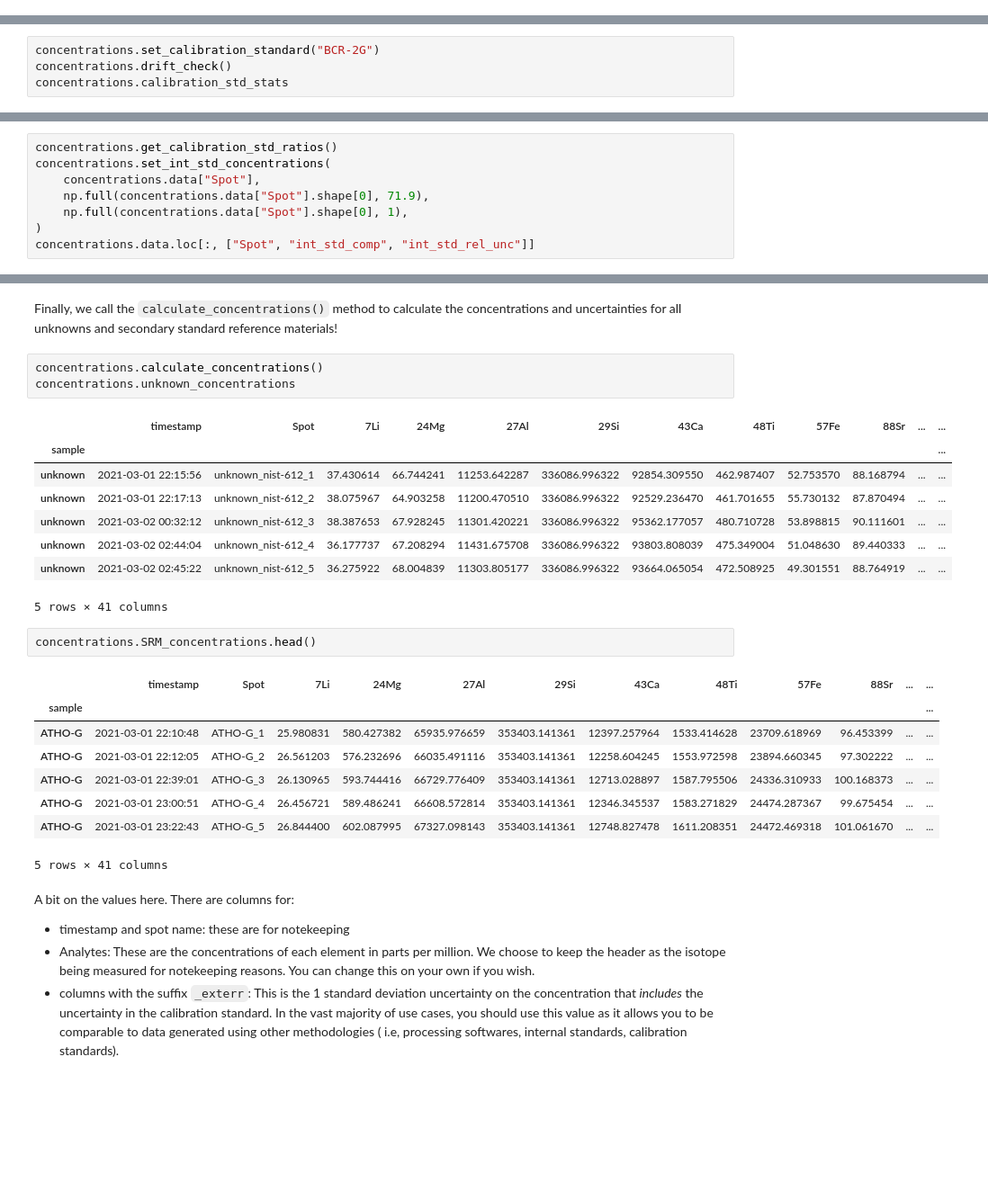
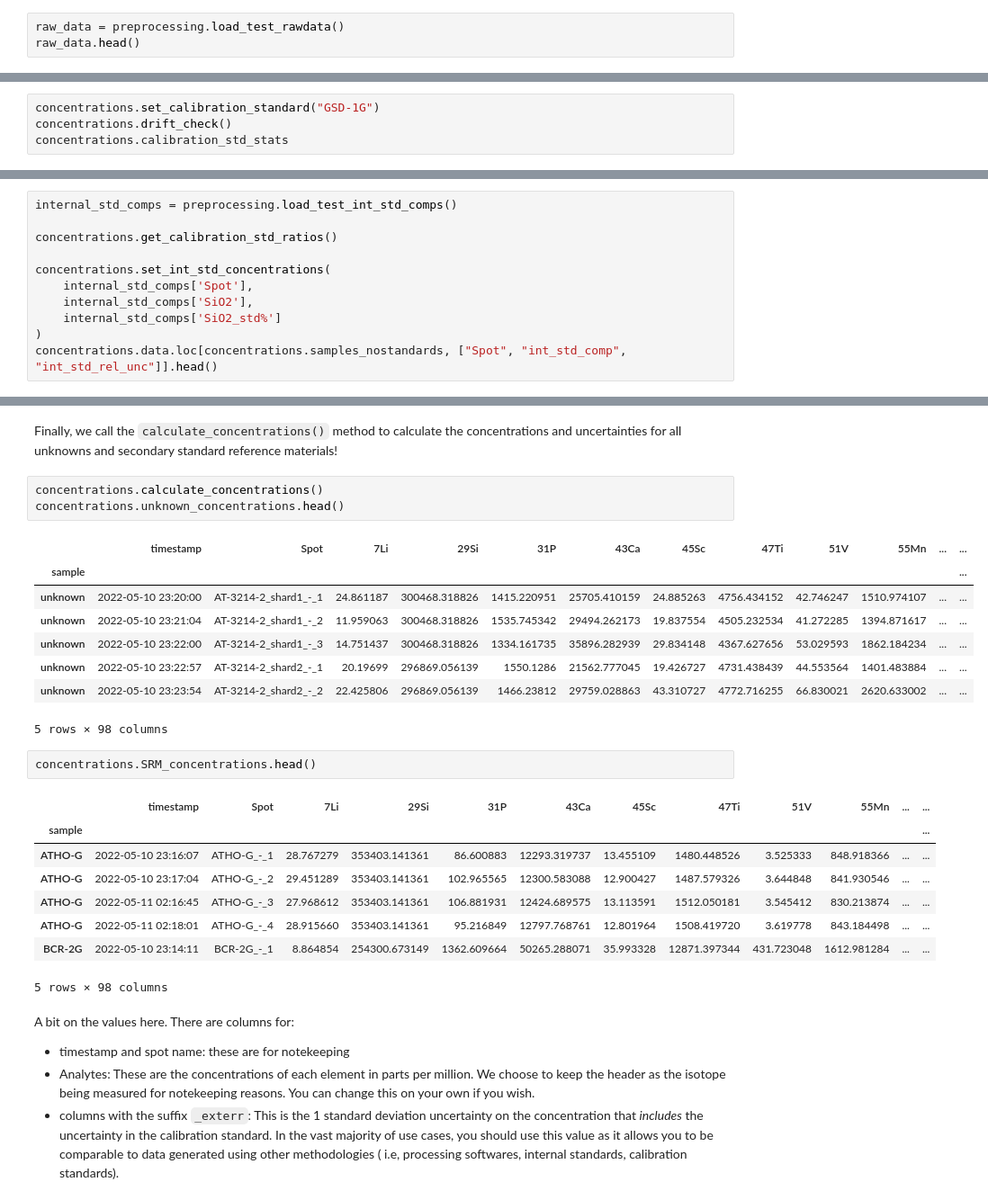
Before and after one commit to jlubbersgeo/lasertram, a Jupyter notebook: docs/lasertram_tutorial.ipynb, the cells around one changed output, grey strips where cells are left out. Shown at 90% size. Saved outputs shown, nothing was run; the diff lists cells and outputs as text; blank space fills up the shorter version.

```diff
--- a/docs/lasertram_tutorial.ipynb
+++ b/docs/lasertram_tutorial.ipynb
@@ -45,0 +43,3 @@ raw_data.head()
+# %%
+raw_data = preprocessing.load_test_rawdata()
+raw_data.head()
@@ -269,7 +231,7 @@ concentrations.potential_calibration_standards
 # %% [markdown]
 We can see that `LaserCalc` has identified 3 potential calibration standards. We can then assign the calibration standard to the `concentrations` object and then check for drift in the calibration standard over the duration of the experiment. More information on drift correction can be found on the [Background](explanation.md) page.
 # %%
-concentrations.set_calibration_standard("BCR-2G")
+concentrations.set_calibration_standard("GSD-1G")
 concentrations.drift_check()
 concentrations.calibration_std_stats
 # %% [output]
@@ -334,8 +298,0 @@ To do this we use the `set_internal_standard_concentrations()` method that takes
-# %%
-concentrations.get_calibration_std_ratios()
-concentrations.set_int_std_concentrations(
-    concentrations.data["Spot"],
-    np.full(concentrations.data["Spot"].shape[0], 71.9),
-    np.full(concentrations.data["Spot"].shape[0], 1),
-)
-concentrations.data.loc[:, ["Spot", "int_std_comp", "int_std_rel_unc"]]
@@ -360,0 +299,11 @@ concentrations.data.loc[:, ["Spot", "int_std_comp", "int_std_rel_unc"]]
+# %%
+internal_std_comps = preprocessing.load_test_int_std_comps()
+
+concentrations.get_calibration_std_ratios()
+
+concentrations.set_int_std_concentrations(
+    internal_std_comps['Spot'],
+    internal_std_comps['SiO2'],
+    internal_std_comps['SiO2_std%']
+)
+concentrations.data.loc[concentrations.samples_nostandards, ["Spot", "int_std_comp", "int_std_rel_unc"]].head()
@@ -362,27 +319,27 @@ concentrations.data.loc[:, ["Spot", "int_std_comp", "int_std_rel_unc"]]
 Finally, we call the `calculate_concentrations()` method to calculate the concentrations and uncertainties for all unknowns and secondary standard reference materials!
 # %%
 concentrations.calculate_concentrations()
-concentrations.unknown_concentrations
+concentrations.unknown_concentrations.head()
 # %% [output]
-|  | timestamp | Spot | 7Li | 24Mg | 27Al | 29Si | 43Ca | 48Ti | 57Fe | 88Sr | ... | ... |
+|  | timestamp | Spot | 7Li | 29Si | 31P | 43Ca | 45Sc | 47Ti | 51V | 55Mn | ... | ... |
 | sample |  |  |  |  |  |  |  |  |  |  |  | ... |
-| unknown | 2021-03-01 22:15:56 | unknown_nist-612_1 | 37.430614 | 66.744241 | 11253.642287 | 336086.996322 | 92854.309550 | 462.987407 | 52.753570 | 88.168794 | ... | ... |
-| unknown | 2021-03-01 22:17:13 | unknown_nist-612_2 | 38.075967 | 64.903258 | 11200.470510 | 336086.996322 | 92529.236470 | 461.701655 | 55.730132 | 87.870494 | ... | ... |
-| unknown | 2021-03-02 00:32:12 | unknown_nist-612_3 | 38.387653 | 67.928245 | 11301.420221 | 336086.996322 | 95362.177057 | 480.710728 | 53.898815 | 90.111601 | ... | ... |
-| unknown | 2021-03-02 02:44:04 | unknown_nist-612_4 | 36.177737 | 67.208294 | 11431.675708 | 336086.996322 | 93803.808039 | 475.349004 | 51.048630 | 89.440333 | ... | ... |
-| unknown | 2021-03-02 02:45:22 | unknown_nist-612_5 | 36.275922 | 68.004839 | 11303.805177 | 336086.996322 | 93664.065054 | 472.508925 | 49.301551 | 88.764919 | ... | ... |
+| unknown | 2022-05-10 23:20:00 | AT-3214-2_shard1_-_1 | 24.861187 | 300468.318826 | 1415.220951 | 25705.410159 | 24.885263 | 4756.434152 | 42.746247 | 1510.974107 | ... | ... |
+| unknown | 2022-05-10 23:21:04 | AT-3214-2_shard1_-_2 | 11.959063 | 300468.318826 | 1535.745342 | 29494.262173 | 19.837554 | 4505.232534 | 41.272285 | 1394.871617 | ... | ... |
+| unknown | 2022-05-10 23:22:00 | AT-3214-2_shard1_-_3 | 14.751437 | 300468.318826 | 1334.161735 | 35896.282939 | 29.834148 | 4367.627656 | 53.029593 | 1862.184234 | ... | ... |
+| unknown | 2022-05-10 23:22:57 | AT-3214-2_shard2_-_1 | 20.19699 | 296869.056139 | 1550.1286 | 21562.777045 | 19.426727 | 4731.438439 | 44.553564 | 1401.483884 | ... | ... |
+| unknown | 2022-05-10 23:23:54 | AT-3214-2_shard2_-_2 | 22.425806 | 296869.056139 | 1466.23812 | 29759.028863 | 43.310727 | 4772.716255 | 66.830021 | 2620.633002 | ... | ... |
-5 rows × 41 columns
+5 rows × 98 columns
 # %%
 concentrations.SRM_concentrations.head()
 # %% [output]
-|  | timestamp | Spot | 7Li | 24Mg | 27Al | 29Si | 43Ca | 48Ti | 57Fe | 88Sr | ... | ... |
+|  | timestamp | Spot | 7Li | 29Si | 31P | 43Ca | 45Sc | 47Ti | 51V | 55Mn | ... | ... |
 | sample |  |  |  |  |  |  |  |  |  |  |  | ... |
-| ATHO-G | 2021-03-01 22:10:48 | ATHO-G_1 | 25.980831 | 580.427382 | 65935.976659 | 353403.141361 | 12397.257964 | 1533.414628 | 23709.618969 | 96.453399 | ... | ... |
-| ATHO-G | 2021-03-01 22:12:05 | ATHO-G_2 | 26.561203 | 576.232696 | 66035.491116 | 353403.141361 | 12258.604245 | 1553.972598 | 23894.660345 | 97.302222 | ... | ... |
-| ATHO-G | 2021-03-01 22:39:01 | ATHO-G_3 | 26.130965 | 593.744416 | 66729.776409 | 353403.141361 | 12713.028897 | 1587.795506 | 24336.310933 | 100.168373 | ... | ... |
-| ATHO-G | 2021-03-01 23:00:51 | ATHO-G_4 | 26.456721 | 589.486241 | 66608.572814 | 353403.141361 | 12346.345537 | 1583.271829 | 24474.287367 | 99.675454 | ... | ... |
-| ATHO-G | 2021-03-01 23:22:43 | ATHO-G_5 | 26.844400 | 602.087995 | 67327.098143 | 353403.141361 | 12748.827478 | 1611.208351 | 24472.469318 | 101.061670 | ... | ... |
+| ATHO-G | 2022-05-10 23:16:07 | ATHO-G_-_1 | 28.767279 | 353403.141361 | 86.600883 | 12293.319737 | 13.455109 | 1480.448526 | 3.525333 | 848.918366 | ... | ... |
+| ATHO-G | 2022-05-10 23:17:04 | ATHO-G_-_2 | 29.451289 | 353403.141361 | 102.965565 | 12300.583088 | 12.900427 | 1487.579326 | 3.644848 | 841.930546 | ... | ... |
+| ATHO-G | 2022-05-11 02:16:45 | ATHO-G_-_3 | 27.968612 | 353403.141361 | 106.881931 | 12424.689575 | 13.113591 | 1512.050181 | 3.545412 | 830.213874 | ... | ... |
+| ATHO-G | 2022-05-11 02:18:01 | ATHO-G_-_4 | 28.915660 | 353403.141361 | 95.216849 | 12797.768761 | 12.801964 | 1508.419720 | 3.619778 | 843.184498 | ... | ... |
+| BCR-2G | 2022-05-10 23:14:11 | BCR-2G_-_1 | 8.864854 | 254300.673149 | 1362.609664 | 50265.288071 | 35.993328 | 12871.397344 | 431.723048 | 1612.981284 | ... | ... |
-5 rows × 41 columns
+5 rows × 98 columns
 # %% [markdown]
 A bit on the values here. There are columns for:
 - timestamp and spot name: these are for notekeeping
```
Also changed, not shown: parts of 25 cells of this notebook, 8 other files.
